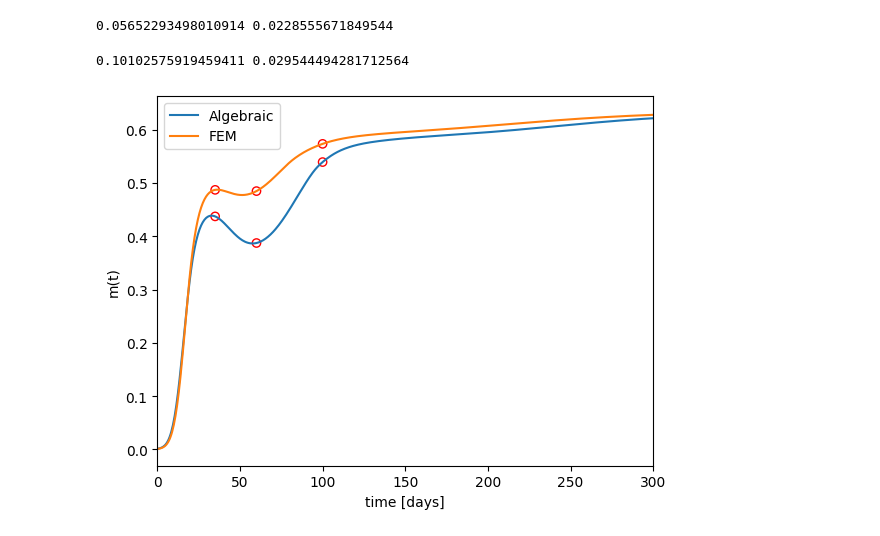
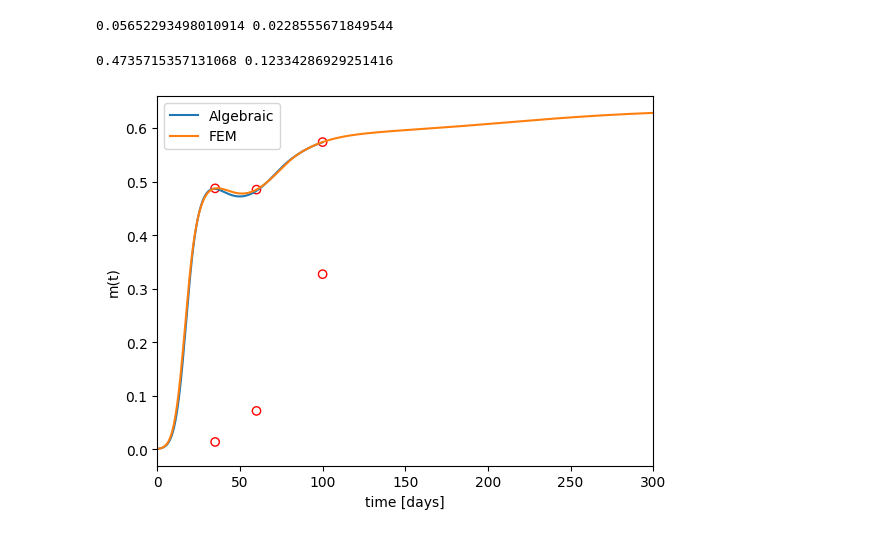
Before and after one commit to saragazzoni/Master_Thesis, a Jupyter notebook: Model2D/main.ipynb, the cells around one changed output. Drawn from its saved outputs; the diff is of its cells as text; code cells hidden in the pictures.

```diff
--- a/Model2D/main.ipynb
+++ b/Model2D/main.ipynb
@@ -249,33 +249,33 @@ print(np.mean(cdiff),np.std(cdiff))
 # %% [output]
 0.05652293498010914 0.0228555671849544
 # %%
-path_sol1 = '../Model3D/solutions/test2D_ds0.005_dt0.5_T400_Km0.005'
+path_sol1 = '../Model3D/solutions/final2D_T100_dt0.1'
 path_sol2 = 'solutions/m01e-3_T300_mesh10'
 mass1 = np.load(path_sol1 + '/mass.npy')
-time1 = np.arange(0,400,0.5)
+time1 = np.arange(0,100,0.1)
 mass2 = np.load(path_sol2 + '/mass.npy')
 time2 = np.arange(0,300,0.5)
 plt.plot(time1,mass1)
 plt.plot(time2,mass2)
 plt.xlim([0,300])
 plt.xlabel('time [days]')
 plt.ylabel('m(t)')
 plt.legend(['Algebraic','FEM'])
 xpoints = [35,35,60,60,100,100]
 ypoints = [mass1[70],mass2[70],mass1[120],mass2[120],mass1[200],mass2[200]]
 plt.scatter(xpoints,ypoints,color='r',facecolors='none')
 
 # print(mass1[50:200])
 # x = np.arange(250,1000,5)
 # print(np.mean(mass2[x] - mass1[50:200]),np.std(mass2[x] - mass1[50:200]))
 mass_alg = mass1[0:600]
 mass_fem = mass2
 
 diff = mass_fem - mass_alg
 print(np.max(diff),np.std(diff))
 # %% [output]
-0.10102575919459411 0.029544494281712564
+0.4735715357131068 0.12334286929251416
-[figure, old version]
+[figure, new version]
 # %%
 path_sol_fem = "solutions/V3e5_T150_ref20x20"
 path_sol_fem2 = "solutions/V3e5_ref20x20_extension"
```
Also changed, not shown: parts of 5 cells of this notebook, 35 other files.
